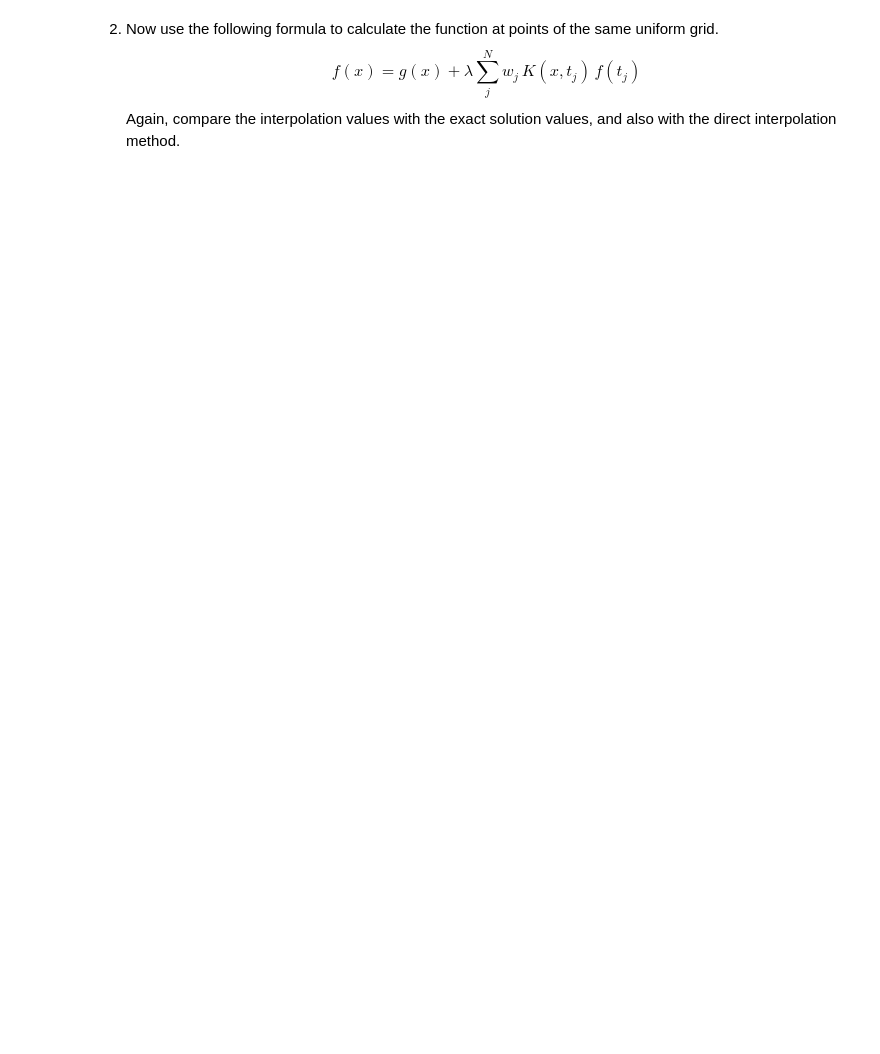
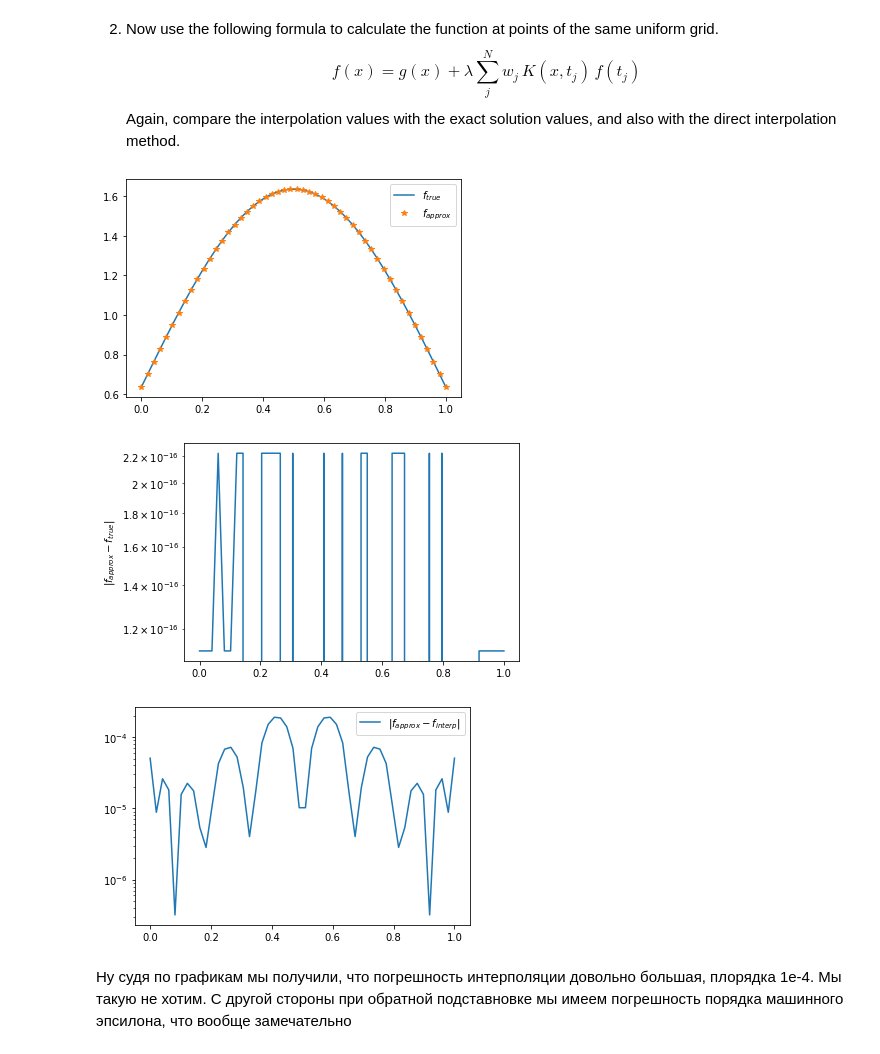
Before and after one commit to arpolkin/CP2020, a Jupyter notebook: week_8_Advanced_Integrals.ipynb, the cells around one changed output. Drawn from its saved outputs; the diff is of its cells as text; code cells hidden in the pictures; blank space fills up the shorter version.

```diff
--- a/week_8_Advanced_Integrals.ipynb
+++ b/week_8_Advanced_Integrals.ipynb
@@ -163,0 +270,25 @@ Again, compare the interpolation values with the exact solution values, and also
+# %%
+### Enter your code here
+def f5(x,f_approx):
+    n = f_approx.shape[0]
+    _, w = sp.roots_sh_legendre(n)
+    k = w/2
+    return np.sin(np.pi*x)+(k @ f_approx)
+
+plt.plot(grid, f4(grid), grid,f5(grid,f_res),"*",label="f_approx")
+plt.legend(["$f_{true}$","$f_{approx}$"])
+plt.show()
+plt.plot(grid, abs(f4(grid)-f5(grid,f_res)))
+plt.yscale("log")
+plt.ylabel("|$f_{approx}-f_{true}$|")
+plt.show()
+plt.plot(grid, abs(func-f5(grid,f_res)))
+plt.yscale("log")
+plt.legend(["|$f_{approx}-f_{interp}$|"])
+plt.show()
+# %% [output]
+[figure, added]
+[figure, added]
+[figure, added]
+# %% [markdown]
+Ну судя по графикам мы получили, что погрешность интерполяции довольно большая, плорядка 1e-4. Мы такую не хотим. С другой стороны при обратной подставновке мы имеем погрешность порядка машинного эпсилона, что вообще замечательно
```
Also changed, not shown: parts of 23 cells of this notebook, 3 other files.
